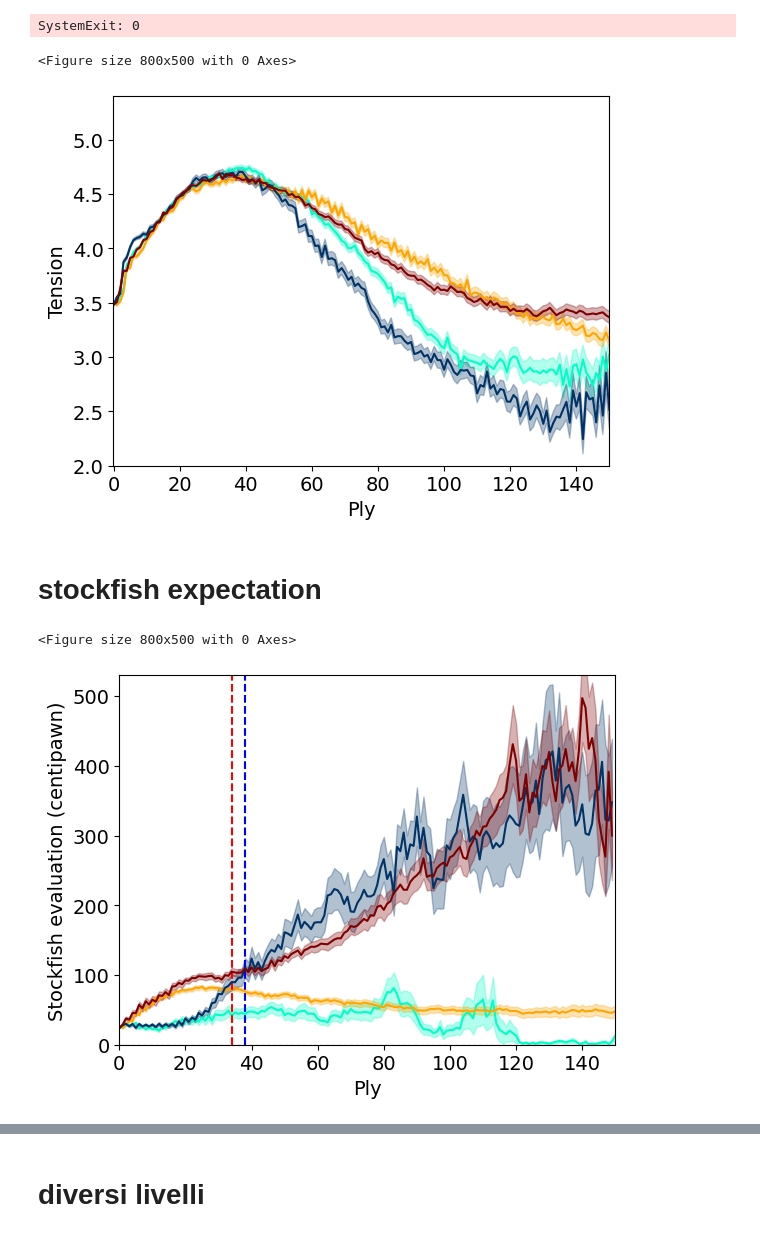
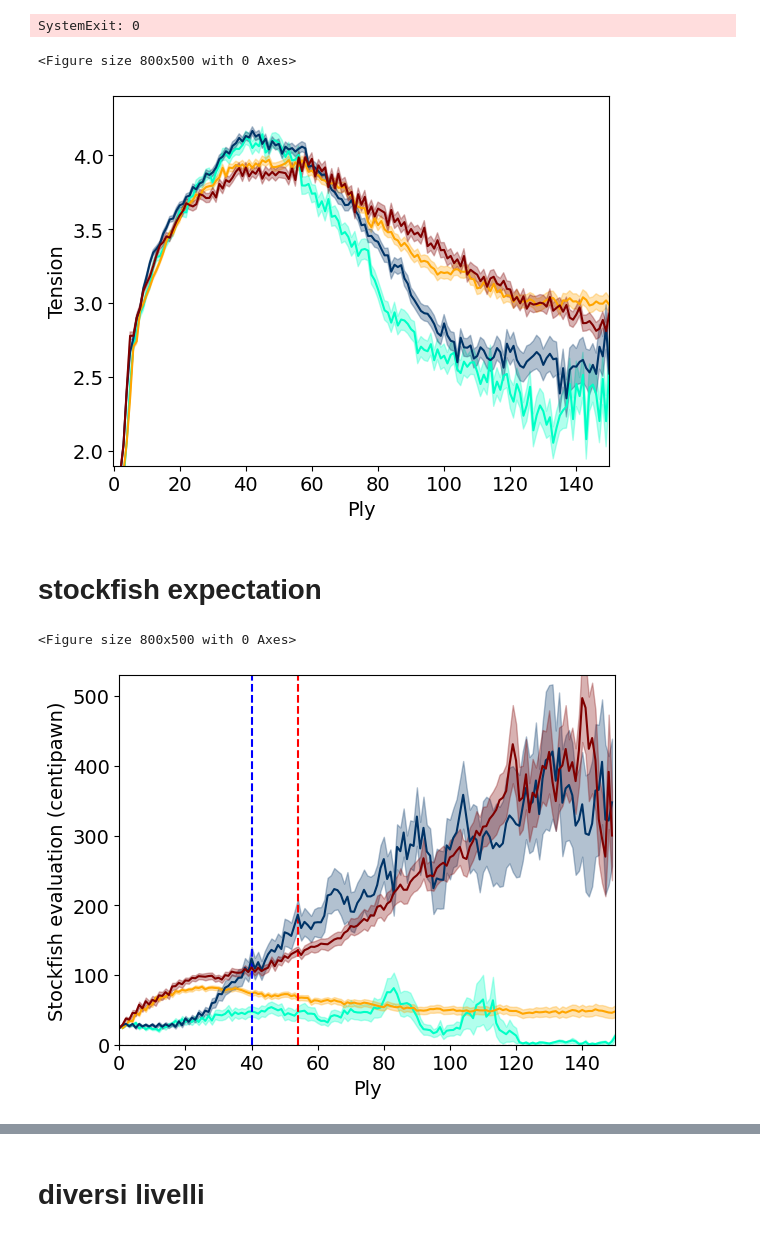
Before and after one commit to Draghellon/Tension_Chess, a Jupyter notebook: corrected_full_graph_single_game_analysis.ipynb, the cells around one changed output, grey strips where cells are left out. Drawn from its saved outputs; the diff is of its cells as text; code cells hidden in the pictures.

```diff
--- a/corrected_full_graph_single_game_analysis.ipynb
+++ b/corrected_full_graph_single_game_analysis.ipynb
@@ -5106,14 +5493,18 @@ plt.figure(figsize=(8, 5))
 fig, ax = plt.subplots()
 
 
-df = pd.read_csv(r"C:\Users\Pc\Desktop\PHYTON\Chess\DATI_ARTICOLO\NUOVI_DATI\tensione_pareggi.csv")
+df = pd.read_csv(r"C:\Users\Pc\Desktop\PHYTON\Chess\DATI_ARTICOLO\NUOVI_DATI\tensione_vittorie_OO.csv")
 T = list(df["T"])
 T_IA = list(df["T_IA"])
 DT = list(df["DT"])
 DT_IA = list(df["DT_IA"])
 
-T = [3.478823657613705] + T
-T_IA = [3.478823657613705] + T_IA
+#T = [3.478823657613705] + T
+#T_IA = [3.478823657613705] + T_IA
+
+
+T = [0] + T
+T_IA = [0] + T_IA
 DT = [0] + DT
 DT_IA = [0] + DT_IA
 
@@ -5140,14 +5531,18 @@ ax.fill_between(x_IA,
 
 
 #####################################
-df = pd.read_csv(r"C:\Users\Pc\Desktop\PHYTON\Chess\DATI_ARTICOLO\NUOVI_DATI\tensione_vittorie.csv")
+df = pd.read_csv(r"C:\Users\Pc\Desktop\PHYTON\Chess\DATI_ARTICOLO\NUOVI_DATI\tensione_pareggi_OO.csv")
 T = list(df["T"])
 T_IA = list(df["T_IA"])
 DT = list(df["DT"])
 DT_IA = list(df["DT_IA"])
 
-T = [3.478823657613705] + T
-T_IA = [3.478823657613705] + T_IA
+#T = [3.478823657613705] + T
+#T_IA = [3.478823657613705] + T_IA
+
+
+T = [0] + T
+T_IA = [0] + T_IA
 DT = [0] + DT
 DT_IA = [0] + DT_IA
 
@@ -5157,36 +5552,36 @@ DT_IA = [0] + DT_IA
 x = np.arange(0, len(T))  # Adjust ply numbers to start at 1
 x_IA = np.arange(0, len(T_IA))  # Adjust ply numbers to start at 1
 ax.plot(x, T, label='Humans', color = "#003366")
 #ax.plot(x, T, label='Humans', color = "black")
 ax.fill_between(x,
                 [m - e for m, e in zip(T, DT)],
                 [m + e for m, e in zip(T, DT)],
                 color='#003366',
                 alpha=0.3,
                 label='Error (Humans)')
 ax.plot(x_IA, T_IA, label='Leela vs Stockfish', color='#800000')
 ax.fill_between(x_IA,
                 [m - e for m, e in zip(T_IA, DT_IA)],
                 [m + e for m, e in zip(T_IA, DT_IA)],
                 color='#800000',
                 alpha=0.3,
                 label='Error (Leela vs Stockfish)')
 ###########################################
 plt.rcParams.update({'font.size': 14})
 #plt.rcParams.update({'font.size': 10})
 ax.axhline(y=0, color='black', linestyle='--', linewidth=0.8)
-plt.ylim(2, 5.4)
+plt.ylim(1.9, 4.4)
 plt.xlim(-0.05, 150)
 #ax.legend(fontsize=8)
 ax.set_ylabel("Tension", fontsize=14)
 ax.set_xlabel("Ply", fontsize=14)
-plt.savefig(r"C:\Users\Pc\Desktop\PHYTON\Chess\DATI_ARTICOLO\NUOVI_DATI\Tension_tutto.png", dpi=800, bbox_inches="tight")  # Save as PNG with high resolution
+plt.savefig(r"C:\Users\Pc\Desktop\PHYTON\Chess\DATI_ARTICOLO\NUOVI_DATI\Tension_tutto_TEST.png", dpi=800, bbox_inches="tight")  # Save as PNG with high resolution
 
 
 plt.show()
 # %% [output]
 <Figure size 800x500 with 0 Axes>
-[figure, old version]
+[figure, new version]
 # %%
 df = pd.read_csv(r"C:\Users\Pc\Desktop\PHYTON\Chess\DATI_ARTICOLO\DATI_FIG_1\tensione.csv")
 T = list(df["T"])
@@ -5752,8 +6147,8 @@ DT_IA = list(df["Dev_IA"])
 
 plt.rcParams.update({'font.size': 14})
 
-plt.axvline(x=38, color='blue', linestyle='--', linewidth=1.5)
-plt.axvline(x=34, color='red', linestyle='--', linewidth=1.5)
+plt.axvline(x=40, color='blue', linestyle='--', linewidth=1.5)
+plt.axvline(x=54, color='red', linestyle='--', linewidth=1.5)
 
 x = np.arange(0, len(T))  # Adjust ply numbers to start at 1
 x_IA = np.arange(0, len(T_IA))  # Adjust ply numbers to start at 1
@@ -5786,7 +6181,7 @@ plt.savefig(r"C:\Users\Pc\Desktop\PHYTON\Chess\DATI_ARTICOLO\DATI_FIG_1\stock_tu
 plt.show()
 # %% [output]
 <Figure size 800x500 with 0 Axes>
-[figure, old version]
+[figure, new version]
 # %%
 plt.figure(figsize=(8, 5))
 plt.rcParams.update({'font.size': 22})
```
Also changed, not shown: parts of 29 cells of this notebook.
